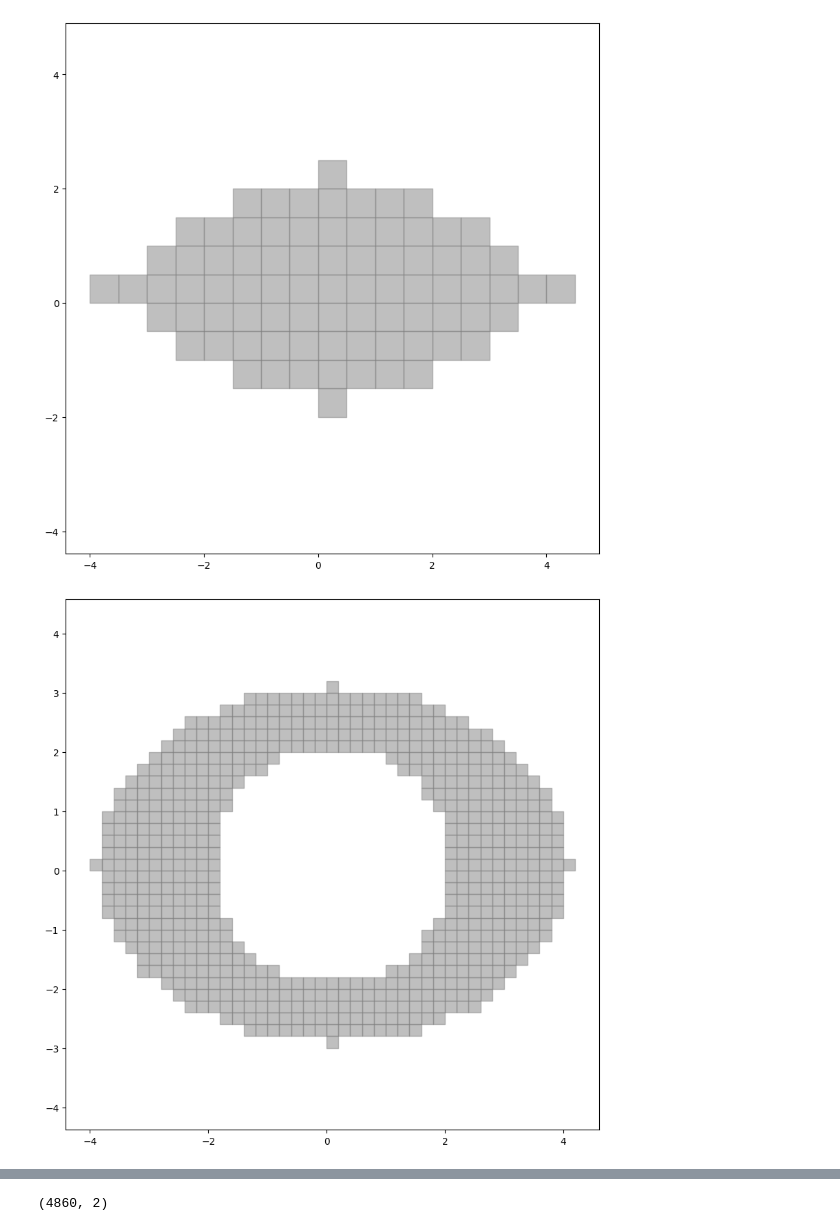
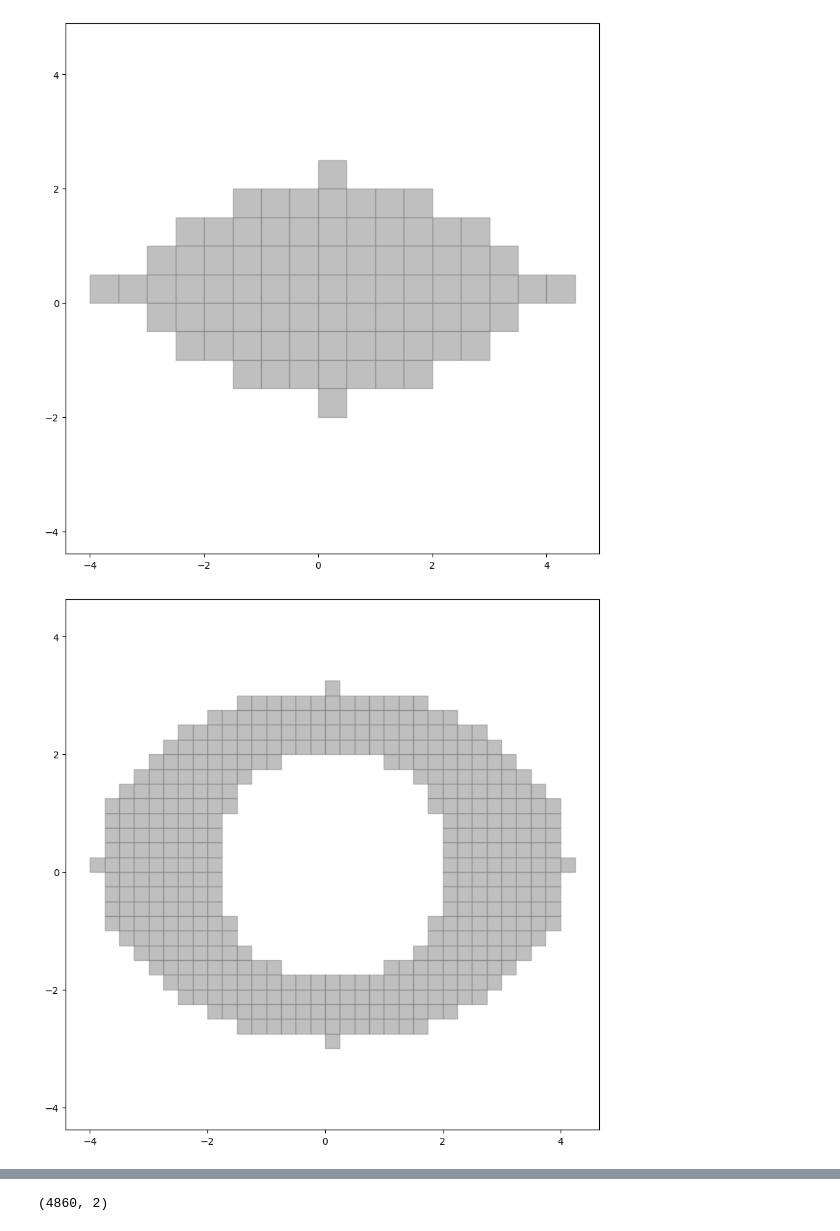
Before and after one commit to danpacho/capstone_1, a Jupyter notebook: test.pattern_unit.ipynb, the cells around one changed output, grey strips where cells are left out. Saved outputs shown, nothing was run; the diff lists cells and outputs as text; code cells hidden in the pictures.

Commit message:
test: update pattern unit test

```diff
--- a/test.pattern_unit.ipynb
+++ b/test.pattern_unit.ipynb
@@ -33,18 +33,18 @@ visualize_points(pattern_unit.shape_matrix, k=pattern_unit.grid.k)
 # %%
 shape2 = Shape(
     w=10,
     h=10,
     area_functions=[
         lambda x, y: x**2 / 16 + y**2 / 9 <= 1 and x**2 + y**2 >= 4,  # Donut
     ],
 )
 
 # create the pattern unit
-pattern_unit2 = PatternUnit(shape2, k=0.2)
+pattern_unit2 = PatternUnit(shape2, k=0.25)
 
 visualize_points(pattern_unit2.shape_matrix, k=pattern_unit2.grid.k)
 # %% [output]
-[figure, old version]
+[figure, new version]
 # %%
 circular_transformation = PatternTransformation(
     "circular",
```
Also changed, not shown: parts of 2 cells of this notebook.
